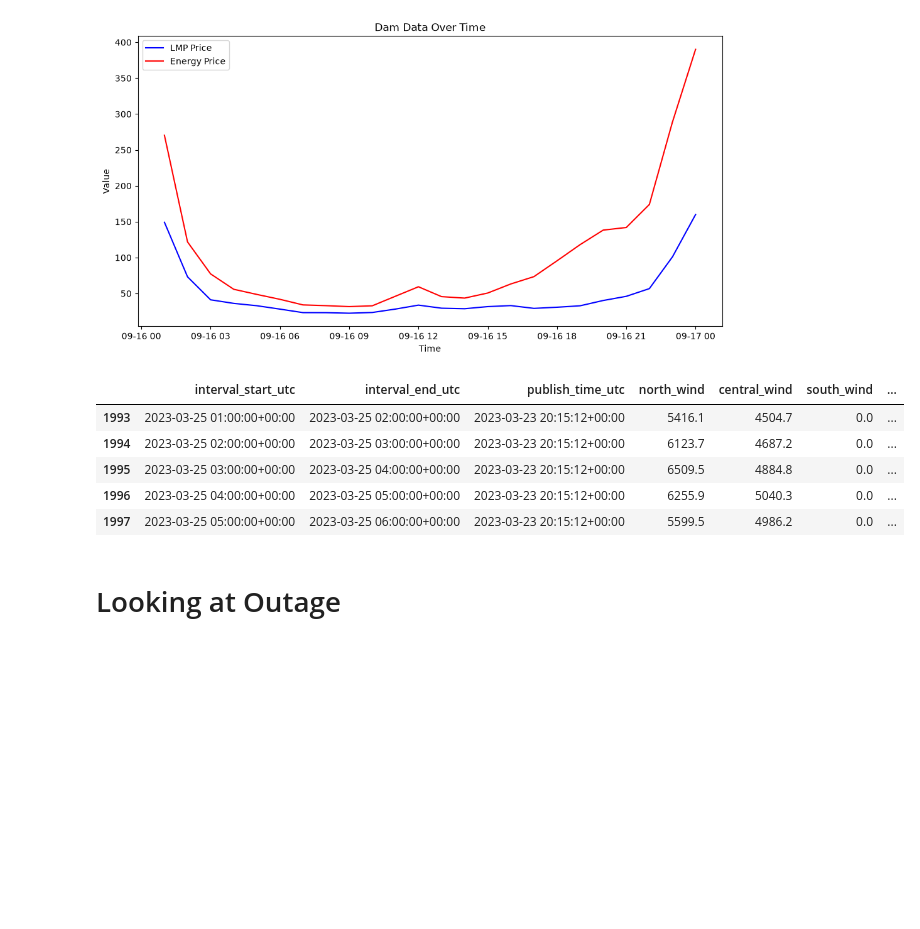
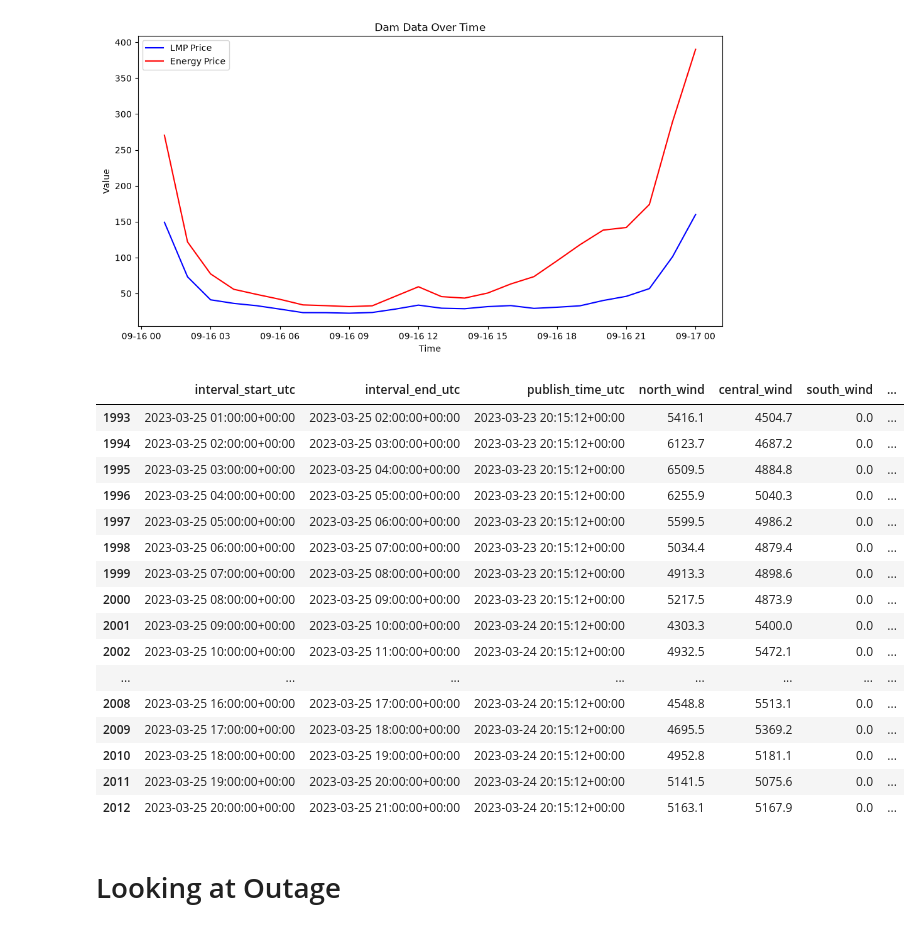
Before and after one commit to krklapat/data-science-capstone, a Jupyter notebook: data-explore/ak_data_explore.ipynb, the cells around one changed output. Saved outputs shown, nothing was run; the diff lists cells and outputs as text; code cells hidden in the pictures; blank space fills up the shorter version.

```diff
--- a/data-explore/ak_data_explore.ipynb
+++ b/data-explore/ak_data_explore.ipynb
@@ -69,14 +69,25 @@ plt.show()
 # %% [output]
 [figure]
 # %%
-weather_data.head()
+weather_data.head(20)
 # %% [output]
 |  | interval_start_utc | interval_end_utc | publish_time_utc | north_wind | central_wind | south_wind | ... |
 | 1993 | 2023-03-25 01:00:00+00:00 | 2023-03-25 02:00:00+00:00 | 2023-03-23 20:15:12+00:00 | 5416.1 | 4504.7 | 0.0 | ... |
 | 1994 | 2023-03-25 02:00:00+00:00 | 2023-03-25 03:00:00+00:00 | 2023-03-23 20:15:12+00:00 | 6123.7 | 4687.2 | 0.0 | ... |
 | 1995 | 2023-03-25 03:00:00+00:00 | 2023-03-25 04:00:00+00:00 | 2023-03-23 20:15:12+00:00 | 6509.5 | 4884.8 | 0.0 | ... |
 | 1996 | 2023-03-25 04:00:00+00:00 | 2023-03-25 05:00:00+00:00 | 2023-03-23 20:15:12+00:00 | 6255.9 | 5040.3 | 0.0 | ... |
 | 1997 | 2023-03-25 05:00:00+00:00 | 2023-03-25 06:00:00+00:00 | 2023-03-23 20:15:12+00:00 | 5599.5 | 4986.2 | 0.0 | ... |
+| 1998 | 2023-03-25 06:00:00+00:00 | 2023-03-25 07:00:00+00:00 | 2023-03-23 20:15:12+00:00 | 5034.4 | 4879.4 | 0.0 | ... |
+| 1999 | 2023-03-25 07:00:00+00:00 | 2023-03-25 08:00:00+00:00 | 2023-03-23 20:15:12+00:00 | 4913.3 | 4898.6 | 0.0 | ... |
+| 2000 | 2023-03-25 08:00:00+00:00 | 2023-03-25 09:00:00+00:00 | 2023-03-23 20:15:12+00:00 | 5217.5 | 4873.9 | 0.0 | ... |
+| 2001 | 2023-03-25 09:00:00+00:00 | 2023-03-25 10:00:00+00:00 | 2023-03-24 20:15:12+00:00 | 4303.3 | 5400.0 | 0.0 | ... |
+| 2002 | 2023-03-25 10:00:00+00:00 | 2023-03-25 11:00:00+00:00 | 2023-03-24 20:15:12+00:00 | 4932.5 | 5472.1 | 0.0 | ... |
+| ... | ... | ... | ... | ... | ... | ... | ... |
+| 2008 | 2023-03-25 16:00:00+00:00 | 2023-03-25 17:00:00+00:00 | 2023-03-24 20:15:12+00:00 | 4548.8 | 5513.1 | 0.0 | ... |
+| 2009 | 2023-03-25 17:00:00+00:00 | 2023-03-25 18:00:00+00:00 | 2023-03-24 20:15:12+00:00 | 4695.5 | 5369.2 | 0.0 | ... |
+| 2010 | 2023-03-25 18:00:00+00:00 | 2023-03-25 19:00:00+00:00 | 2023-03-24 20:15:12+00:00 | 4952.8 | 5181.1 | 0.0 | ... |
+| 2011 | 2023-03-25 19:00:00+00:00 | 2023-03-25 20:00:00+00:00 | 2023-03-24 20:15:12+00:00 | 5141.5 | 5075.6 | 0.0 | ... |
+| 2012 | 2023-03-25 20:00:00+00:00 | 2023-03-25 21:00:00+00:00 | 2023-03-24 20:15:12+00:00 | 5163.1 | 5167.9 | 0.0 | ... |
 # %% [markdown]
 # Looking at Outage
 # %%
```
Also changed, not shown: parts of 11 cells of this notebook, 1 other file.
